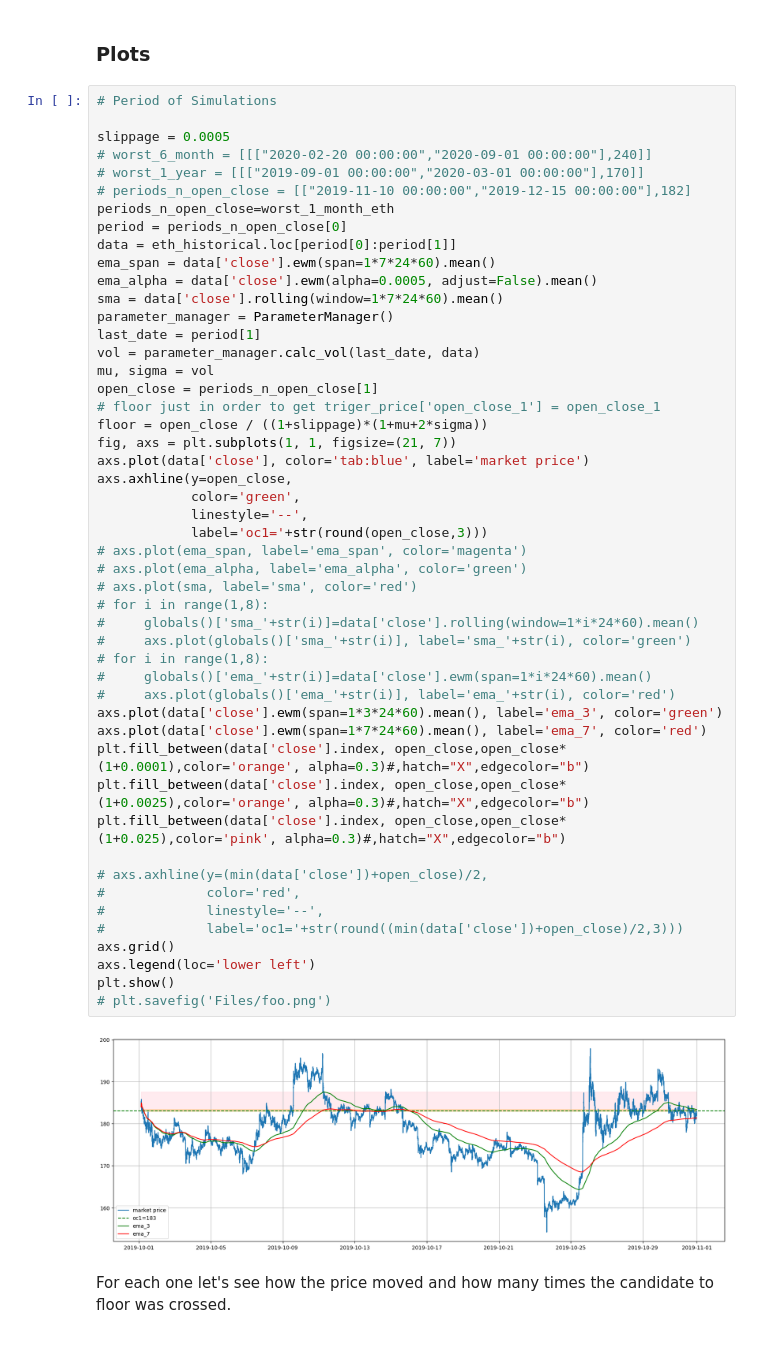
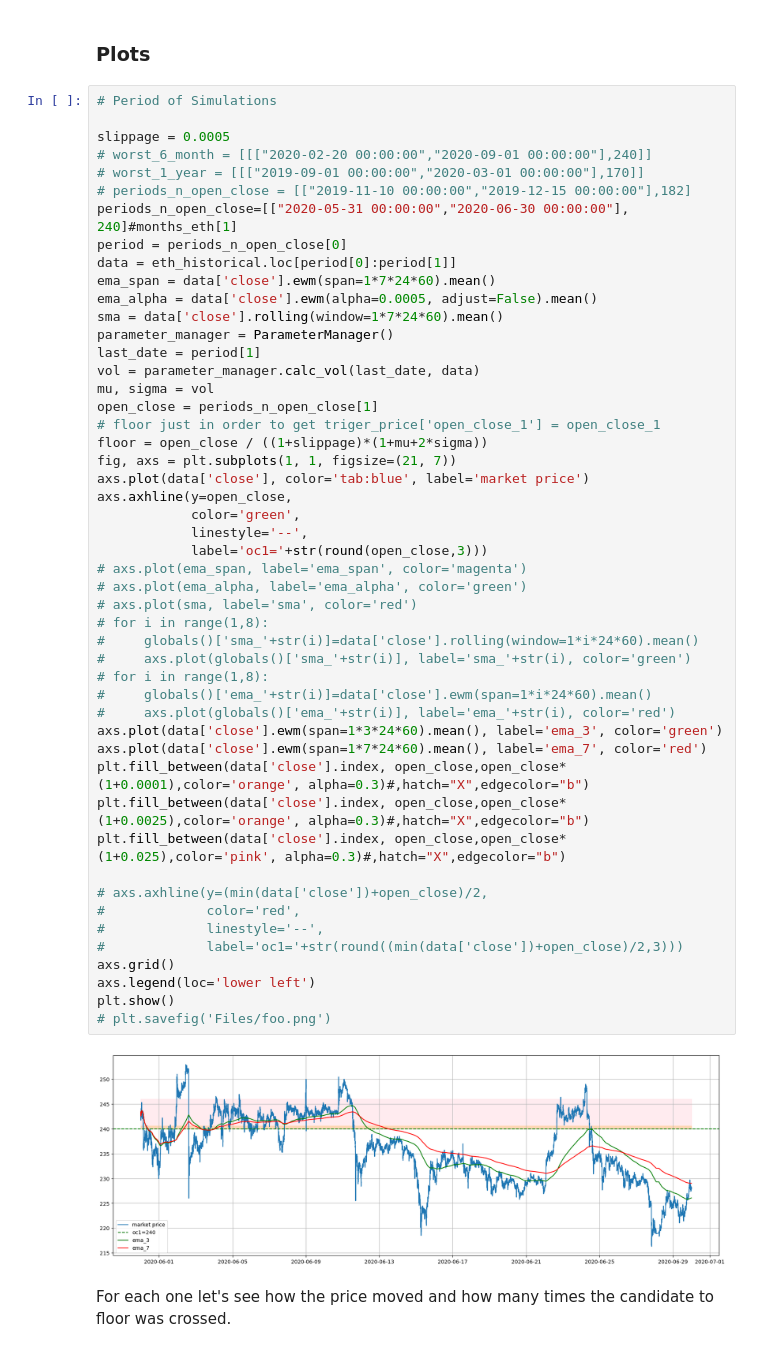
Before and after one commit to CruizeFinance/HedgingScripts, a Jupyter notebook: jupyter-lab/Cruize Simulations Report FINAL.ipynb, the cells around one changed output. Drawn from its saved outputs; the diff is of its cells as text.

```diff
--- a/jupyter-lab/Cruize Simulations Report FINAL.ipynb
+++ b/jupyter-lab/Cruize Simulations Report FINAL.ipynb
@@ -3673,7 +4980,7 @@ slippage = 0.0005
 # worst_6_month = [[["2020-02-20 00:00:00","2020-09-01 00:00:00"],240]]
 # worst_1_year = [[["2019-09-01 00:00:00","2020-03-01 00:00:00"],170]]
 # periods_n_open_close = [["2019-11-10 00:00:00","2019-12-15 00:00:00"],182]
-periods_n_open_close=worst_1_month_eth
+periods_n_open_close=[["2020-05-31 00:00:00","2020-06-30 00:00:00"], 240]#months_eth[1]
 period = periods_n_open_close[0]
 data = eth_historical.loc[period[0]:period[1]]
 ema_span = data['close'].ewm(span=1*7*24*60).mean()
@@ -3689,34 +4996,34 @@ floor = open_close / ((1+slippage)*(1+mu+2*sigma))
 fig, axs = plt.subplots(1, 1, figsize=(21, 7))
 axs.plot(data['close'], color='tab:blue', label='market price')
 axs.axhline(y=open_close,
             color='green',
             linestyle='--',
             label='oc1='+str(round(open_close,3)))
 # axs.plot(ema_span, label='ema_span', color='magenta')
 # axs.plot(ema_alpha, label='ema_alpha', color='green')
 # axs.plot(sma, label='sma', color='red')
 # for i in range(1,8):
 #     globals()['sma_'+str(i)]=data['close'].rolling(window=1*i*24*60).mean()
 #     axs.plot(globals()['sma_'+str(i)], label='sma_'+str(i), color='green')
 # for i in range(1,8):
 #     globals()['ema_'+str(i)]=data['close'].ewm(span=1*i*24*60).mean()
 #     axs.plot(globals()['ema_'+str(i)], label='ema_'+str(i), color='red')
 axs.plot(data['close'].ewm(span=1*3*24*60).mean(), label='ema_3', color='green')
 axs.plot(data['close'].ewm(span=1*7*24*60).mean(), label='ema_7', color='red')
 plt.fill_between(data['close'].index, open_close,open_close*(1+0.0001),color='orange', alpha=0.3)#,hatch="X",edgecolor="b")
 plt.fill_between(data['close'].index, open_close,open_close*(1+0.0025),color='orange', alpha=0.3)#,hatch="X",edgecolor="b")
 plt.fill_between(data['close'].index, open_close,open_close*(1+0.025),color='pink', alpha=0.3)#,hatch="X",edgecolor="b")
 
 # axs.axhline(y=(min(data['close'])+open_close)/2,
 #             color='red',
 #             linestyle='--',
 #             label='oc1='+str(round((min(data['close'])+open_close)/2,3)))
 axs.grid()
 axs.legend(loc='lower left')
 plt.show()
 # plt.savefig('Files/foo.png')
 # %% [output]
-[figure, old version]
+[figure, new version]
 # %% [markdown]
 For each one let's see how the price moved and how many times the candidate to floor was crossed.
 # %%
```
Also changed, not shown: parts of 66 cells of this notebook.
